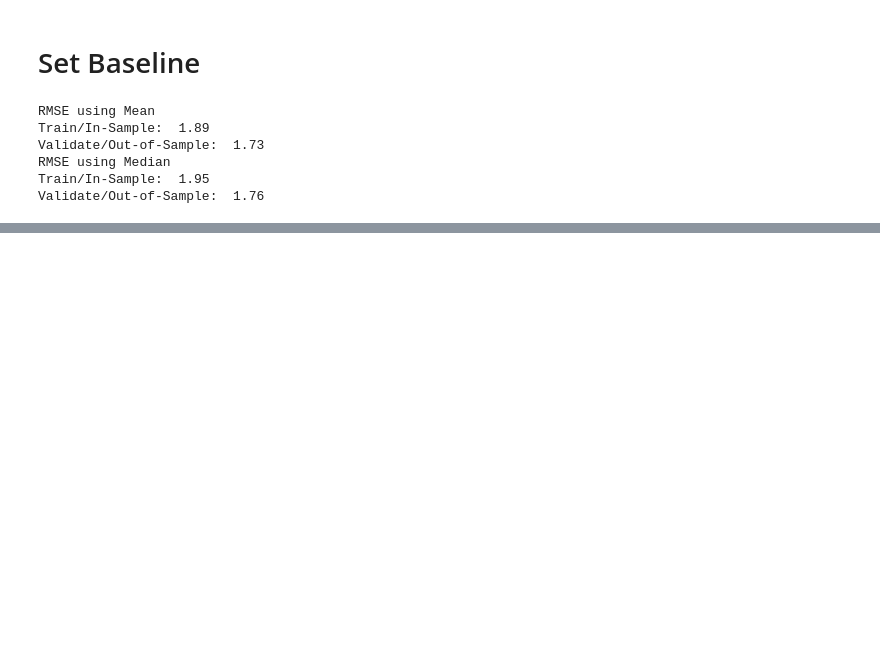
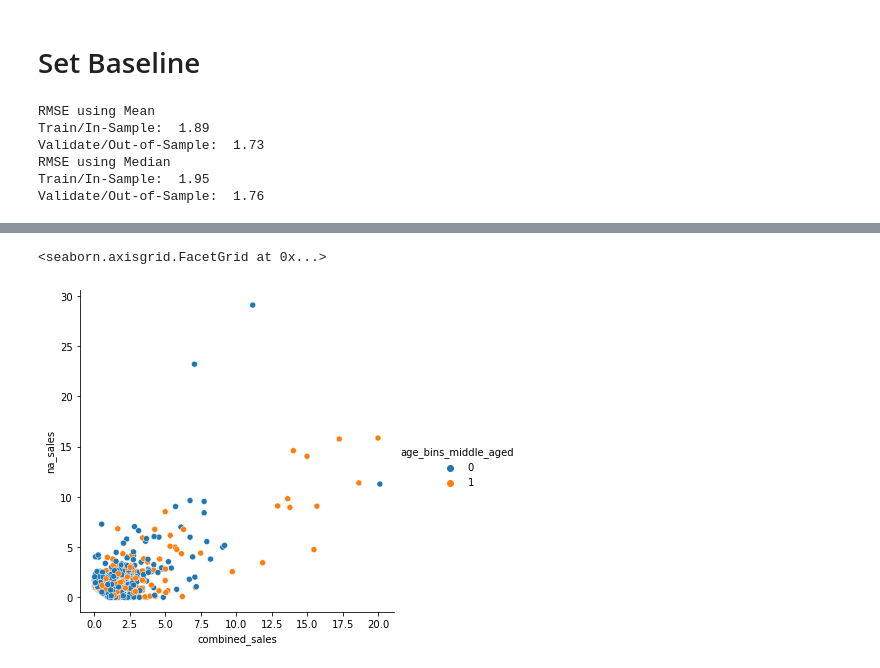
Before and after one commit to brentschriver/press_start, a Jupyter notebook: press-start-final-notebook.ipynb, the cells around one changed output, grey strips where cells are left out. Cells and saved outputs as stored; diff of their text form; code cells hidden in the pictures; blank space fills up the shorter version.

```diff
--- a/press-start-final-notebook.ipynb
+++ b/press-start-final-notebook.ipynb
@@ -176,0 +227,5 @@ Validation/Out-of-Sample:  0.23492651363619657
+# %%
+sns.relplot(x=train.combined_sales, y=train.na_sales, hue='age_bins_middle_aged', data=train)
+# %% [output]
+<seaborn.axisgrid.FacetGrid at 0x...>
+[figure, added]
```
Also changed, not shown: parts of 38 cells of this notebook, 3 other files.
